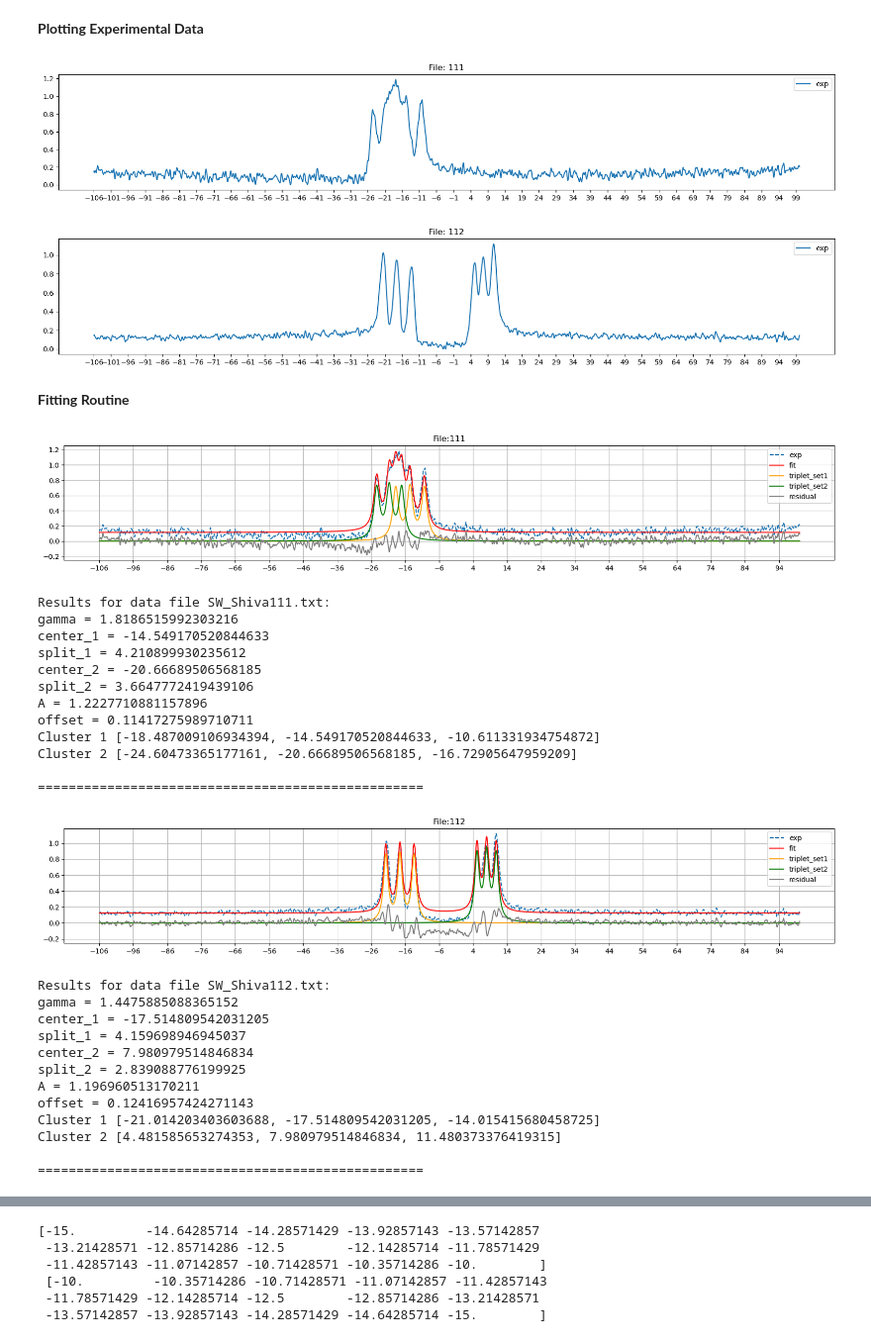
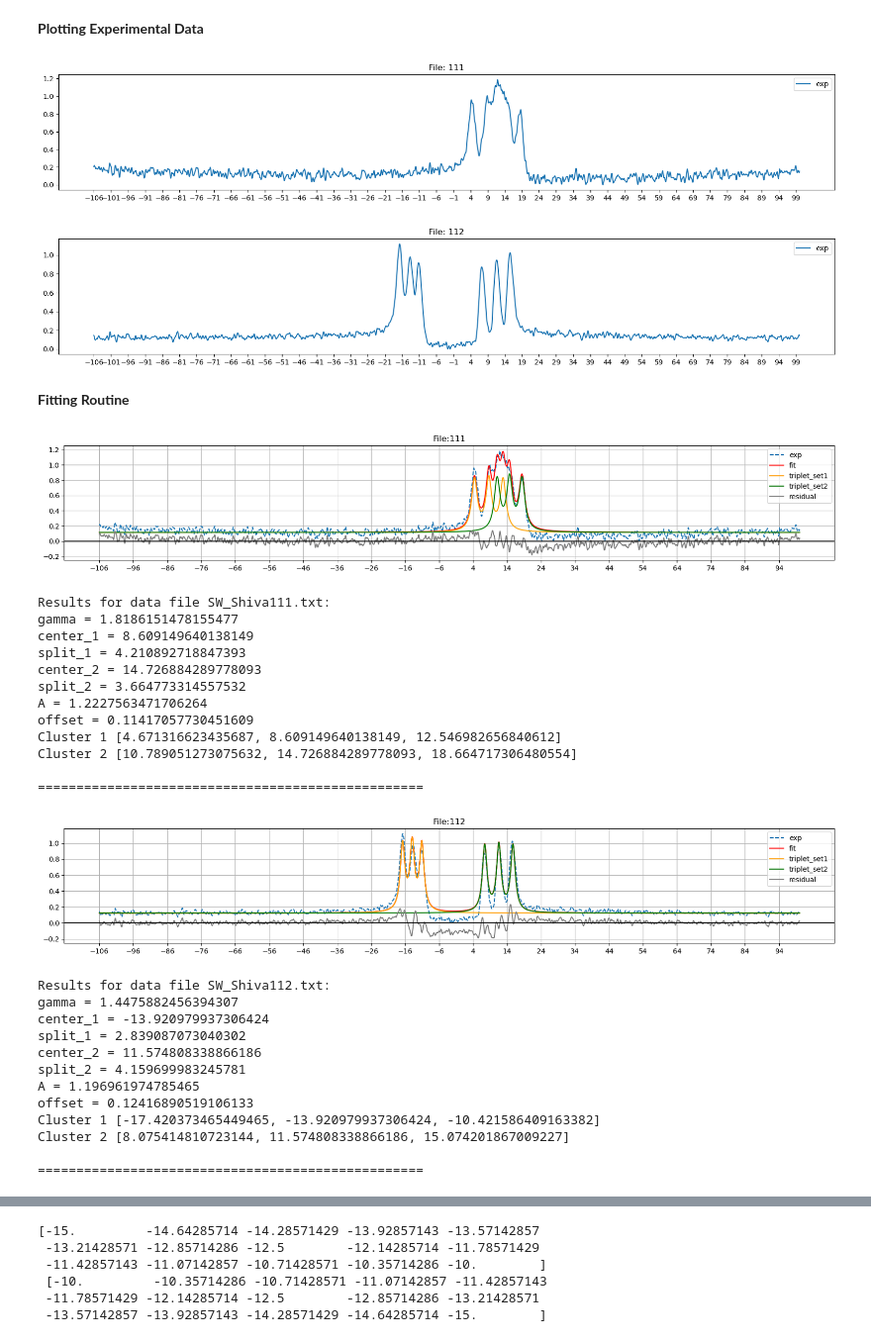
Before and after one commit to AstrobioShiva/Script_project, a Jupyter notebook: NMR_analysis/visualize_peaks.ipynb, the cells around one changed output, grey strips where cells are left out. Shown: that part at 99% size. Cells and saved outputs as stored; diff of their text form; code cells hidden in the pictures.

Commit message:
Modified for multiple magnetic site simulation

```diff
--- a/NMR_analysis/visualize_peaks.ipynb
+++ b/NMR_analysis/visualize_peaks.ipynb
@@ -19,8 +19,10 @@ def lorentz_cluster(x, gamma, center_1, split_1, center_2, split_2, A, offset):
 **Plot variables**
 # %%
 steps = 32768
-x_start = 100.06
-x_end = -106.0
+# x_start = 100.06
+# x_end = -106.0
+x_start = -106.0
+x_end = 100.06
 steps_ppm = (x_end - x_start)/steps
 x = np.arange(x_start, x_end, steps_ppm)
 # print(x)
@@ -45,8 +47,8 @@ for numb in range(file_start, file_end+1):
     plt.legend()
     plt.show()
 # %% [output]
-[figure, old version]
+[figure, new version]
-[figure, old version]
+[figure, new version]
 # %% [markdown]
 **Fitting Routine**
 # %%
@@ -57,7 +59,7 @@ peaks = int(2*s)
 
 #****************provide initial values*****************************************
 initializer_list = [
-    {'gamma': 1, 'center_1': -20, 'split_1': 2, 'center_2': -20, 'split_2': 2, 'A': 1, 'offset': 0.18},
+    {'gamma': 1, 'center_1': 20, 'split_1': 2, 'center_2': 20, 'split_2': 2, 'A': 1, 'offset': 0.18},
     {'gamma': 1, 'center_1': -15, 'split_1': 2, 'center_2': 10, 'split_2' : 2, 'A': 1, 'offset': 0.18}
     ]
 
@@ -73,8 +75,8 @@ for numb, initial_values in zip(range(file_start, file_end+1), initializer_list)
     if m.values['split_1']>5 or m.values['split_2']> 5:
         print("\033[91mCheck!!!\033[0m")
     residual = yData - lorentz_cluster(x, *m.values) # finding residual
-    triplet_1 = lorentz_multi(x, m.values['gamma'], m.values['center_1'], m.values['split_1'], m.values['A'])
-    triplet_2 = lorentz_multi(x, m.values['gamma'], m.values['center_2'], m.values['split_2'], m.values['A'])
+    triplet_1 = lorentz_multi(x, m.values['gamma'], m.values['center_1'], m.values['split_1'], m.values['A']) + m.values['offset']
+    triplet_2 = lorentz_multi(x, m.values['gamma'], m.values['center_2'], m.values['split_2'], m.values['A']) + m.values['offset']
 
     #*****************Plotting************************************************
     plt.figure(figsize=(20,3))
@@ -86,6 +88,7 @@ for numb, initial_values in zip(range(file_start, file_end+1), initializer_list)
     plt.xticks(np.arange(min(x), max(x)+1, 10.0))
     plt.title("File:"+str(numb))
     plt.plot(x, residual, color = 'grey', label = "residual")
+    plt.axhline(y = 0, xmin= x_start, xmax= x_end, color = 'black') #zero reference line
     # plt.xlim([50,-80])
     plt.grid()
     plt.legend()
@@ -110,57 +113,57 @@ for numb, initial_values in zip(range(file_start, file_end+1), initializer_list)
 
     # Creating a list to store all rows before writing to CSV
     rows_to_write = []
 
     for id, (a,i) in enumerate(parameter):
         peak_array = []
         for j in range(-peaks+2, peaks-1):
             key = f"result{id + 1}_{j}"
             result = a + j * i
             peak_array.append(result)
         peak_arrays[id] = peak_array
         print(f"Cluster {id + 1}", peak_array)
 
     # Creating a dictionary for the current row
     row_dict = {'file': numb}
     for id, peak_array in enumerate(peak_arrays):
         row_dict[f"Cluster{id + 1}"] = peak_array
 
     # Appending the current row to the list
     rows_to_write.append(row_dict)
     with open (path+out_file_name, 'a') as csvfile:
         fieldnames = ['file', 'Cluster1', 'Cluster2']
         writer = csv.DictWriter(csvfile, fieldnames=fieldnames)
 
         # Writing the headers only if the file is empty
         if csvfile.tell() == 0:
             writer.writeheader()
         writer.writerows(rows_to_write)
     print("\n" + "=" * 50)
 # %% [output]
-[figure, old version]
+[figure, new version]
 Results for data file SW_Shiva111.txt:
-gamma = 1.8186515992303216
-center_1 = -14.549170520844633
-split_1 = 4.210899930235612
-center_2 = -20.66689506568185
-split_2 = 3.6647772419439106
-A = 1.2227710881157896
-offset = 0.11417275989710711
-Cluster 1 [-18.487009106934394, -14.549170520844633, -10.611331934754872]
-Cluster 2 [-24.60473365177161, -20.66689506568185, -16.72905647959209]
+gamma = 1.8186151478155477
+center_1 = 8.609149640138149
+split_1 = 4.210892718847393
+center_2 = 14.726884289778093
+split_2 = 3.664773314557532
+A = 1.2227563471706264
+offset = 0.11417057730451609
+Cluster 1 [4.671316623435687, 8.609149640138149, 12.546982656840612]
+Cluster 2 [10.789051273075632, 14.726884289778093, 18.664717306480554]
 
 ==================================================
-[figure, old version]
+[figure, new version]
 Results for data file SW_Shiva112.txt:
-gamma = 1.4475885088365152
-center_1 = -17.514809542031205
-split_1 = 4.159698946945037
-center_2 = 7.980979514846834
-split_2 = 2.839088776199925
-A = 1.196960513170211
-offset = 0.12416957424271143
-Cluster 1 [-21.014203403603688, -17.514809542031205, -14.015415680458725]
-Cluster 2 [4.481585653274353, 7.980979514846834, 11.480373376419315]
+gamma = 1.4475882456394307
+center_1 = -13.920979937306424
+split_1 = 2.839087073040302
+center_2 = 11.574808338866186
+split_2 = 4.159699983245781
+A = 1.196961974785465
+offset = 0.12416890519106133
+Cluster 1 [-17.420373465449465, -13.920979937306424, -10.421586409163382]
+Cluster 2 [8.075414810723144, 11.574808338866186, 15.074201867009227]
 
 ==================================================
 # %%
```
Also changed, not shown: parts of 1 cell of this notebook, 11 other files.
